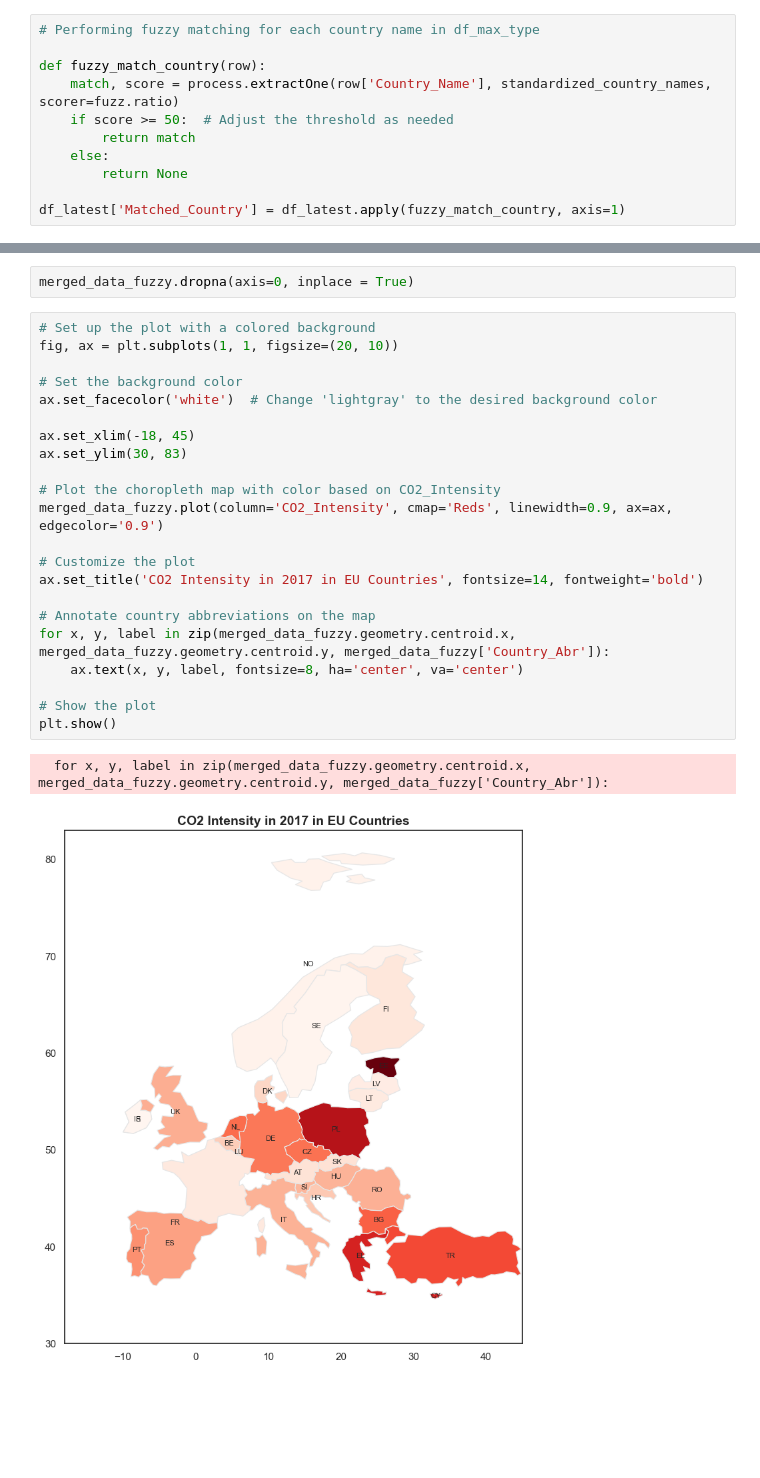
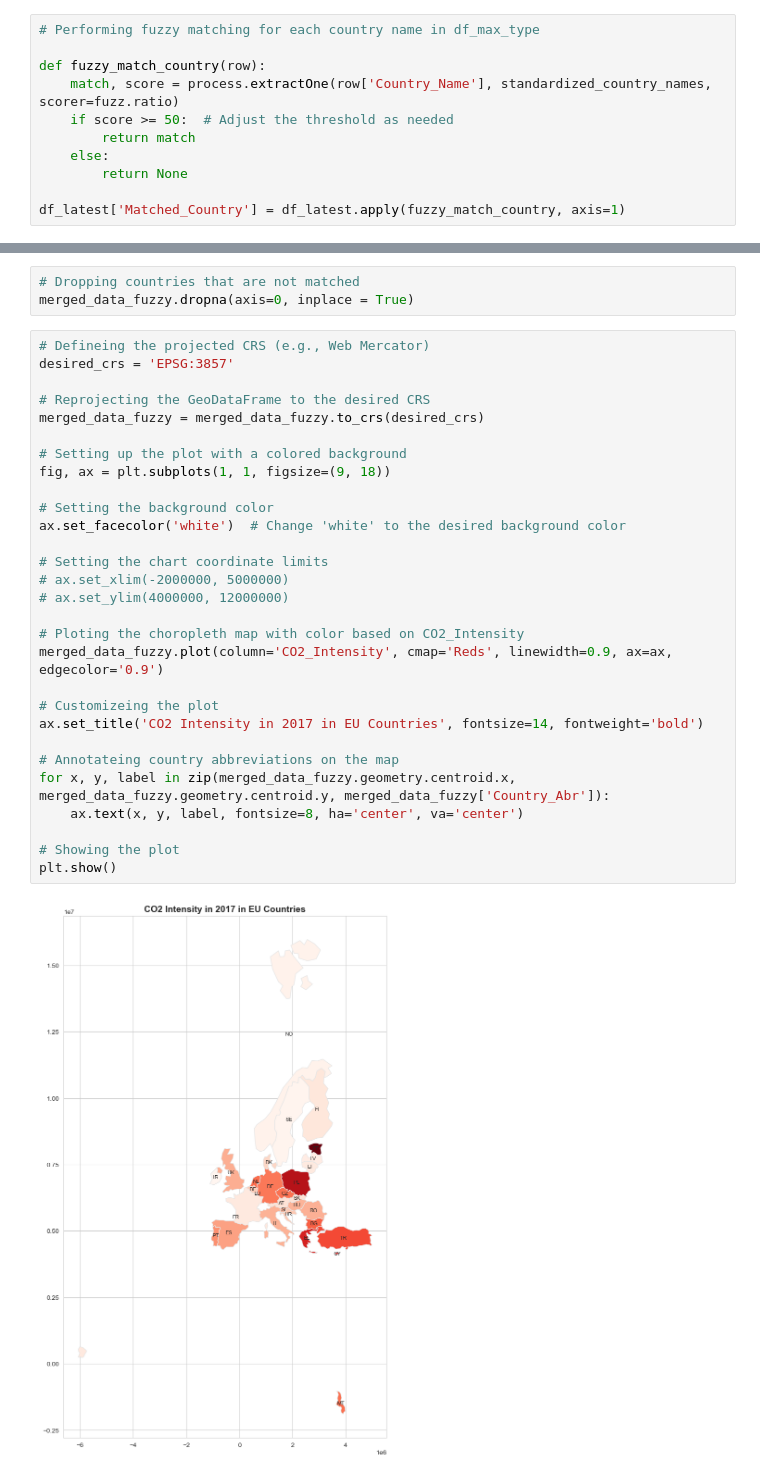
Before and after one commit to endritmustafa96/CO2-INTENSITY-OF-ELECTRICITY-GENERATION-IN-EU-COUNTRIES, a Jupyter notebook: CO2 Intensity of Electricity Generation/CO2_Intensity_Electricity_Analysis_EU.ipynb, the cells around one changed output, grey strips where cells are left out. Drawn from its saved outputs; the diff is of its cells as text; blank space fills up the shorter version.

```diff
--- a/CO2 Intensity of Electricity Generation/CO2_Intensity_Electricity_Analysis_EU.ipynb
+++ b/CO2 Intensity of Electricity Generation/CO2_Intensity_Electricity_Analysis_EU.ipynb
@@ -281,29 +387,36 @@ merged_data_fuzzy.head()
 | 3 | 37589262.0 | North America | Canada | CAN | 1736425 | MULTIPOLYGON (((-122.84000 49.000... | NaN | NaN | NaN | ... |
 | 4 | 328239523.0 | North America | United States of America | USA | 21433226 | MULTIPOLYGON (((-122.84000 49.000... | NaN | NaN | NaN | ... |
 # %%
+# Dropping countries that are not matched
 merged_data_fuzzy.dropna(axis=0, inplace = True)
-# %%
-# Set up the plot with a colored background
-fig, ax = plt.subplots(1, 1, figsize=(20, 10))
-
-# Set the background color
-ax.set_facecolor('white')  # Change 'lightgray' to the desired background color
-
-ax.set_xlim(-18, 45)
-ax.set_ylim(30, 83)
-
-# Plot the choropleth map with color based on CO2_Intensity
-merged_data_fuzzy.plot(column='CO2_Intensity', cmap='Reds', linewidth=0.9, ax=ax, edgecolor='0.9')
-
-# Customize the plot
-ax.set_title('CO2 Intensity in 2017 in EU Countries', fontsize=14, fontweight='bold')
-
-# Annotate country abbreviations on the map
-for x, y, label in zip(merged_data_fuzzy.geometry.centroid.x, merged_data_fuzzy.geometry.centroid.y, merged_data_fuzzy['Country_Abr']):
-    ax.text(x, y, label, fontsize=8, ha='center', va='center')
-
-# Show the plot
-plt.show()
-# %% [output]
-  for x, y, label in zip(merged_data_fuzzy.geometry.centroid.x, merged_data_fuzzy.geometry.centroid.y, merged_data_fuzzy['Country_Abr']):
-[figure, removed]
+# %%
+# Defineing the projected CRS (e.g., Web Mercator)
+desired_crs = 'EPSG:3857'
+
+# Reprojecting the GeoDataFrame to the desired CRS
+merged_data_fuzzy = merged_data_fuzzy.to_crs(desired_crs)
+
+# Setting up the plot with a colored background
+fig, ax = plt.subplots(1, 1, figsize=(9, 18))
+
+# Setting the background color
+ax.set_facecolor('white')  # Change 'white' to the desired background color
+
+# Setting the chart coordinate limits
+# ax.set_xlim(-2000000, 5000000)
+# ax.set_ylim(4000000, 12000000)
+
+# Ploting the choropleth map with color based on CO2_Intensity
+merged_data_fuzzy.plot(column='CO2_Intensity', cmap='Reds', linewidth=0.9, ax=ax, edgecolor='0.9')
+
+# Customizeing the plot
+ax.set_title('CO2 Intensity in 2017 in EU Countries', fontsize=14, fontweight='bold')
+
+# Annotateing country abbreviations on the map
+for x, y, label in zip(merged_data_fuzzy.geometry.centroid.x, merged_data_fuzzy.geometry.centroid.y, merged_data_fuzzy['Country_Abr']):
+    ax.text(x, y, label, fontsize=8, ha='center', va='center')
+
+# Showing the plot
+plt.show()
+# %% [output]
+[figure, added]
```
Also changed, not shown: parts of 46 cells of this notebook.
